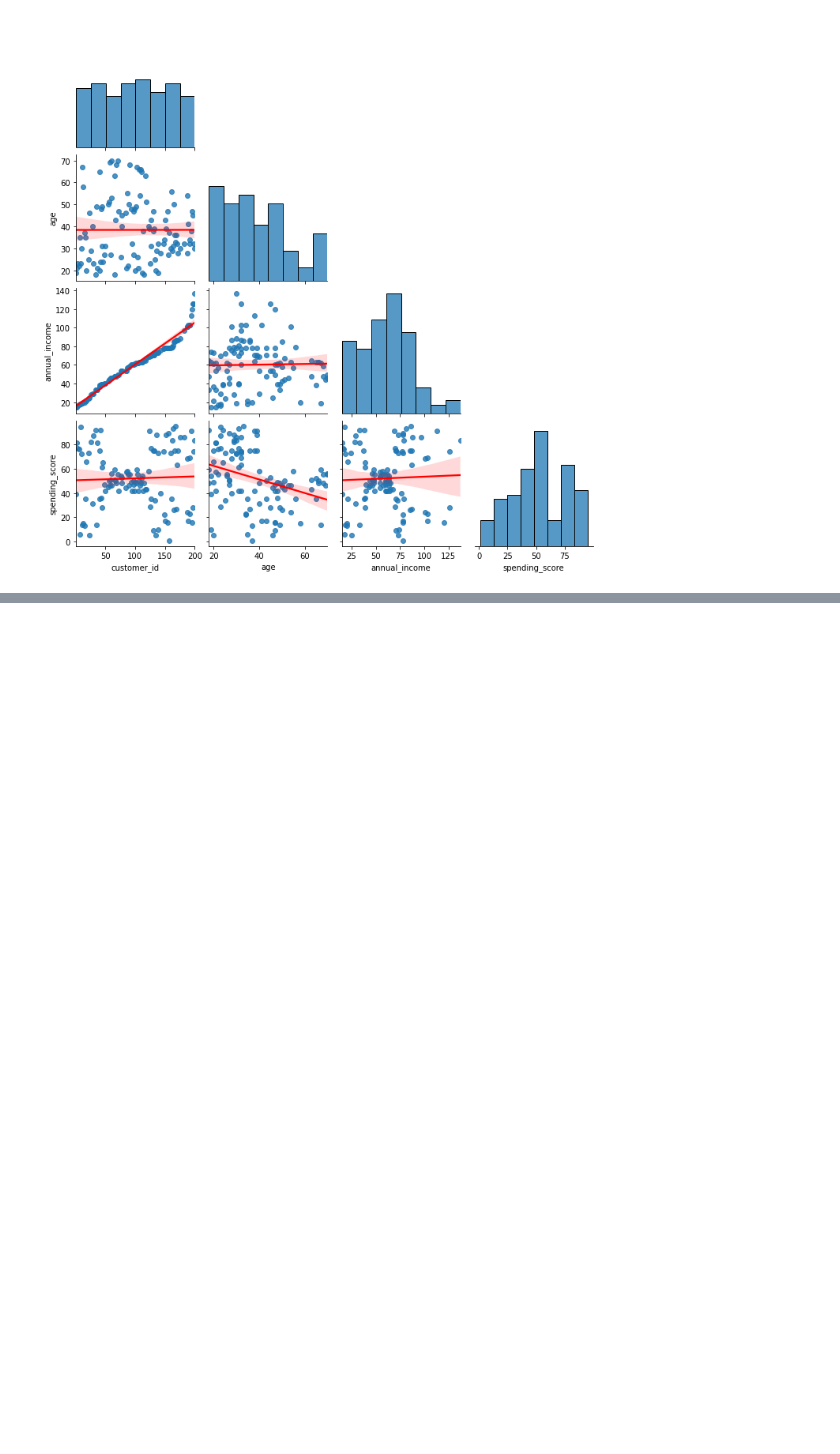
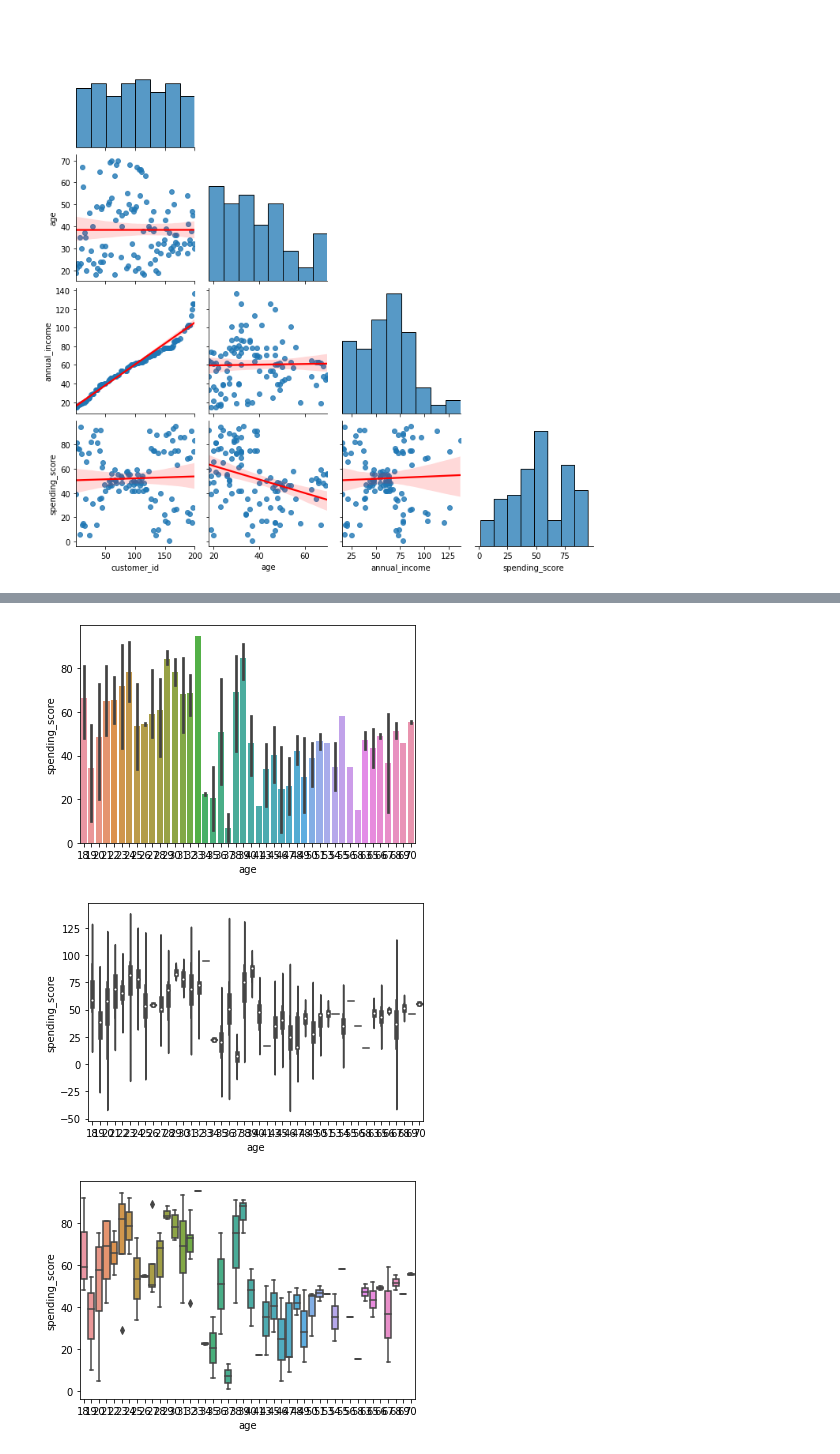
Before and after one commit to annah-vu/regression-exercises, a Jupyter notebook: mall.ipynb, the cells around one changed output, grey strips where cells are left out. Drawn from its saved outputs; the diff is of its cells as text; code cells hidden in the pictures; blank space fills up the shorter version.

```diff
--- a/mall.ipynb
+++ b/mall.ipynb
@@ -52,0 +59,6 @@ explore.plot_categorical_and_continuous_vars(train, 'gender', 'spending_score')
+# %%
+explore.plot_categorical_and_continuous_vars(train, 'age', 'spending_score')
+# %% [output]
+[figure, added]
+[figure, added]
+[figure, added]
```
Also changed, not shown: parts of 2 cells of this notebook.
